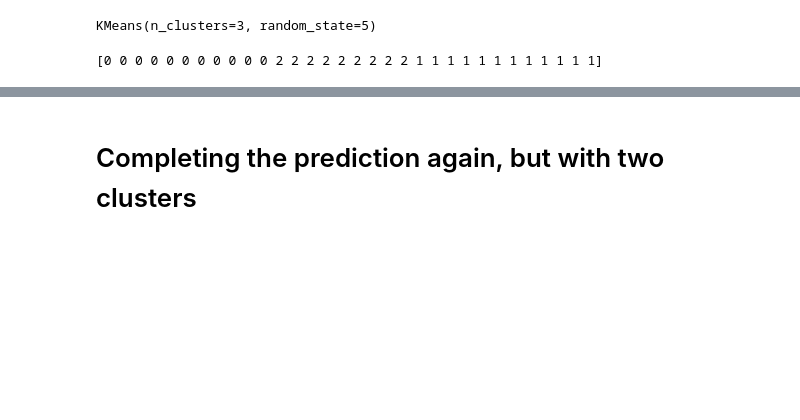
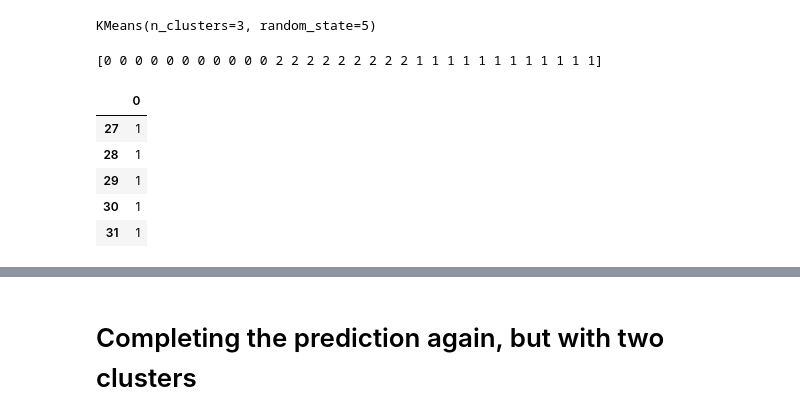
Before and after one commit to Retica/Final_Project, a Jupyter notebook: Machine Learning/Average_Random_Forest-Foreclosure.ipynb, the cells around one changed output, grey strips where cells are left out. Drawn from its saved outputs; the diff is of its cells as text; code cells hidden in the pictures; blank space fills up the shorter version.

```diff
--- a/Machine Learning/Average_Random_Forest-Foreclosure.ipynb
+++ b/Machine Learning/Average_Random_Forest-Foreclosure.ipynb
@@ -204,3 +204,13 @@ predictions = model.predict(foreclosure_master_df_ave)
 print(predictions)
 # %% [output]
 [0 0 0 0 0 0 0 0 0 0 0 2 2 2 2 2 2 2 2 2 1 1 1 1 1 1 1 1 1 1 1 1]
+# %%
+predic_df = pd.DataFrame(predictions)
+predic_df.tail()
+# %% [output]
+|  | 0 |
+| 27 | 1 |
+| 28 | 1 |
+| 29 | 1 |
+| 30 | 1 |
+| 31 | 1 |
```
Also changed, not shown: parts of 5 cells of this notebook, 1 other file.
